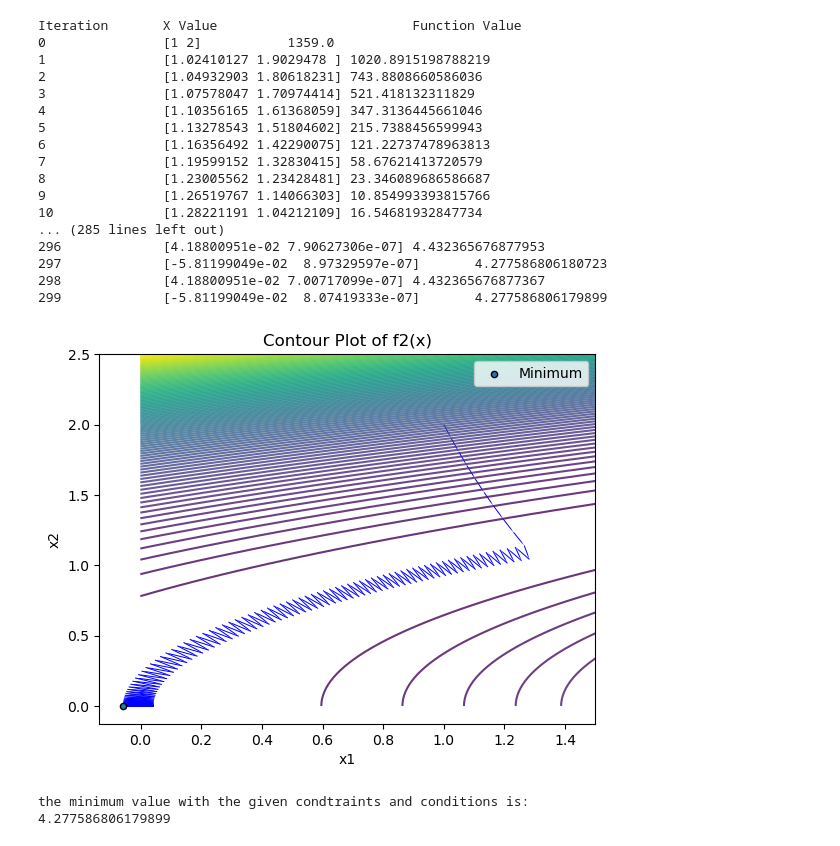
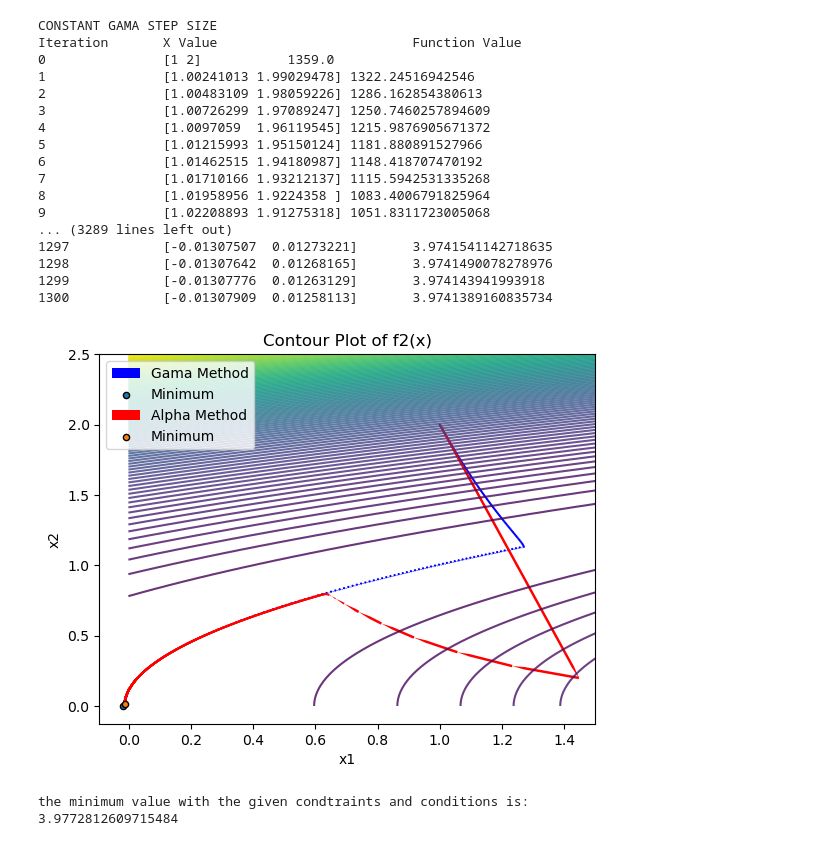
Before and after one commit to shayanmkpr/Convex_optimization_multifunctional, a Jupyter notebook: OPT.ipynb, the cells around one changed output. Drawn from its saved outputs; the diff is of its cells as text; code cells hidden in the pictures.

```diff
--- a/OPT.ipynb
+++ b/OPT.ipynb
@@ -122,54 +242,63 @@ the minimum value with the given condtraints and conditions is:
 # %%
 def plot_contour(a, b, x_vals, y_vals, levels=None):
     X, Y = np.meshgrid(x_vals, y_vals)
     Z = np.zeros_like(X)
 
     for i in range(X.shape[0]):
         for j in range(X.shape[1]):
             x = np.array([X[i, j], Y[i, j]])
             Z[i, j] = f2(x)
 
     plt.contour(X, Y, Z, levels=levels, cmap='viridis', alpha=0.8)
     plt.xlabel('x1')
     plt.ylabel('x2')
     plt.title('Contour Plot of f2(x)')
 
 # Example usage:
 a_value = 2
 b_value = 150
-c = 0.1
+c = 0.01
+alpha = 0.0005
 x_vals = np.linspace(-0.001, 1.5, 100)
 y_vals = np.linspace(0.001, 2.5, 100)
 
 plot_contour(a_value, b_value, x_vals, y_vals, levels=100)
-minimizer_f2, values_f2, x_history_f2 = gradient_descent_constant(f2 ,x0_2, 300, 1e-10,c)
-plt.quiver(x_history_f2[:-1, 0], x_history_f2[:-1, 1], x_history_f2[1:, 0] - x_history_f2[:-1, 0], x_history_f2[1:, 1] - x_history_f2[:-1, 1],
-           scale_units='xy', angles='xy', scale=1, color='blue', width=0.002, headwidth=1)
-plt.scatter(minimizer_f2[0], minimizer_f2[1], s=20, label='Minimum', edgecolors='black')
+minimizer_f2_gama, values_f2_gama, x_history_f2_gama = gradient_descent_constant(f2 ,x0_2, 2000, 1,c)
+plt.quiver(x_history_f2_gama[:-1, 0], x_history_f2_gama[:-1, 1], x_history_f2_gama[1:, 0] - x_history_f2_gama[:-1, 0], x_history_f2_gama[1:, 1] - x_history_f2_gama[:-1, 1],
+           scale_units='xy', angles='xy', scale=1, color='blue', width=0.005, headwidth=1, label='Gama Method')
+plt.scatter(minimizer_f2_gama[0], minimizer_f2_gama[1], s=20, label='Minimum', edgecolors='black')
+
+minimizer_f2_alpha, values_f2_alpha, x_history_f2_alpha = gradient_descent_alpha(f2, x0_2, 2000, 0.1, alpha)
+plt.quiver(x_history_f2_alpha[:-1, 0], x_history_f2_alpha[:-1, 1], x_history_f2_alpha[1:, 0] - x_history_f2_alpha[:-1, 0], x_history_f2_alpha[1:, 1] - x_history_f2_alpha[:-1, 1],
+           scale_units='xy', angles='xy', scale=1, color='red', width=0.005, headwidth=1, label='Alpha Method')
+plt.scatter(minimizer_f2_alpha[0], minimizer_f2_alpha[1], s=20, label='Minimum', edgecolors='black')
+
+
+
 plt.legend()
 
 plt.show()
 
 print("the minimum value with the given condtraints and conditions is:")
-print(np.min(values_f2))
+print(np.min(values_f2_gama))
 # %% [output]
+CONSTANT GAMA STEP SIZE
 Iteration       X Value                         Function Value
 0               [1 2]           1359.0
-1               [1.02410127 1.9029478 ] 1020.8915198788219
-2               [1.04932903 1.80618231] 743.8808660586036
-3               [1.07578047 1.70974414] 521.418132311829
-4               [1.10356165 1.61368059] 347.3136445661046
-5               [1.13278543 1.51804602] 215.7388456599943
-6               [1.16356492 1.42290075] 121.22737478963813
-7               [1.19599152 1.32830415] 58.67621413720579
-8               [1.23005562 1.23428481] 23.346089686586687
-9               [1.26519767 1.14066303] 10.854993393815766
-10              [1.28221191 1.04212109] 16.54681932847734
-... (285 lines left out)
-296             [4.18800951e-02 7.90627306e-07] 4.432365676877953
-297             [-5.81199049e-02  8.97329597e-07]       4.277586806180723
-298             [4.18800951e-02 7.00717099e-07] 4.432365676877367
-299             [-5.81199049e-02  8.07419333e-07]       4.277586806179899
+1               [1.00241013 1.99029478] 1322.24516942546
+2               [1.00483109 1.98059226] 1286.162854380613
+3               [1.00726299 1.97089247] 1250.7460257894609
+4               [1.0097059  1.96119545] 1215.9876905671372
+5               [1.01215993 1.95150124] 1181.880891527966
+6               [1.01462515 1.94180987] 1148.418707470192
+7               [1.01710166 1.93212137] 1115.5942531335268
+8               [1.01958956 1.9224358 ] 1083.4006791825964
+9               [1.02208893 1.91275318] 1051.8311723005068
+... (3289 lines left out)
+1297            [-0.01307507  0.01273221]       3.9741541142718635
+1298            [-0.01307642  0.01268165]       3.9741490078278976
+1299            [-0.01307776  0.01263129]       3.974143941993918
+1300            [-0.01307909  0.01258113]       3.9741389160835734
-[figure, old version]
+[figure, new version]
 the minimum value with the given condtraints and conditions is:
-4.277586806179899
+3.9772812609715484
```
Also changed, not shown: parts of 4 cells of this notebook.
